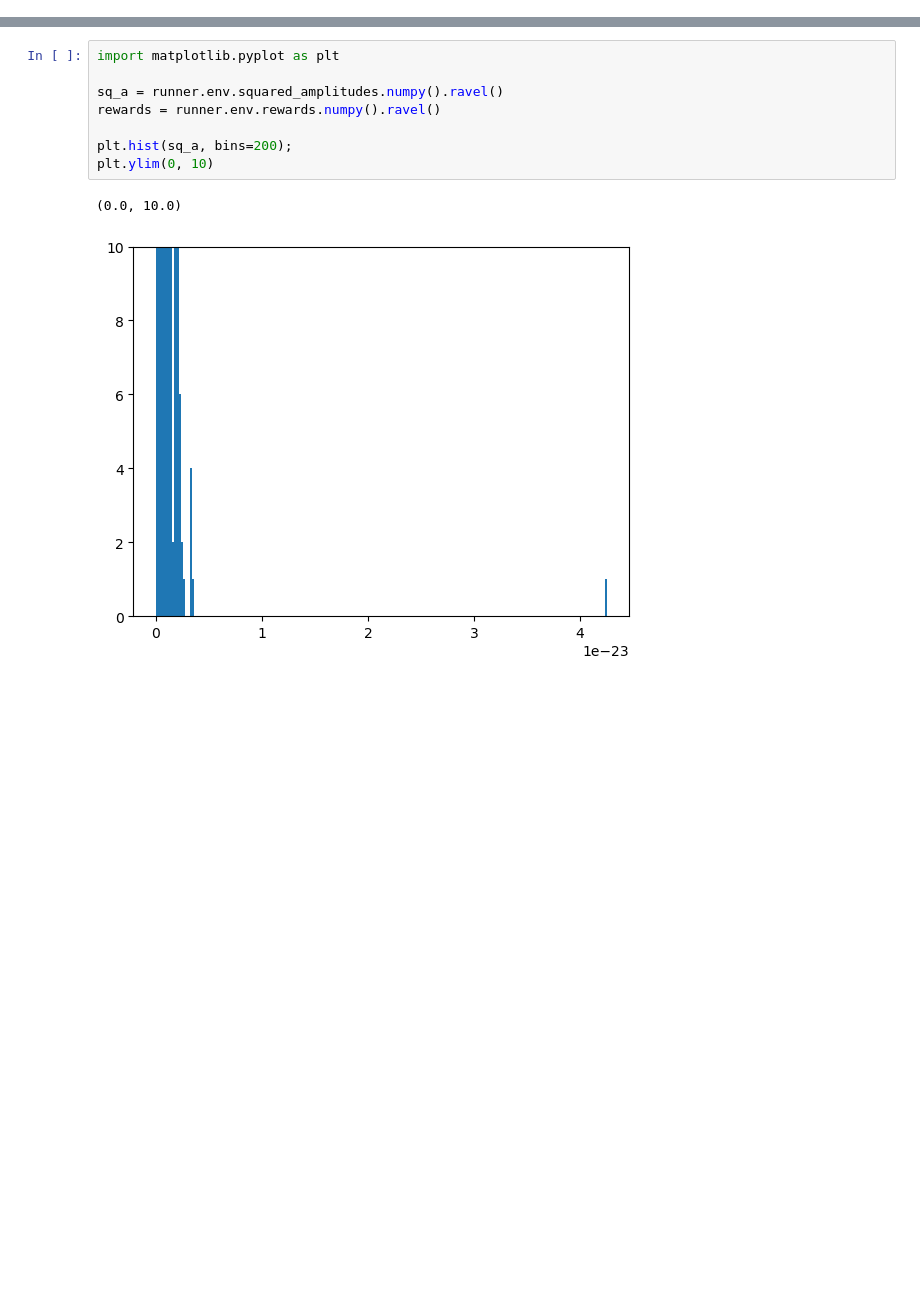
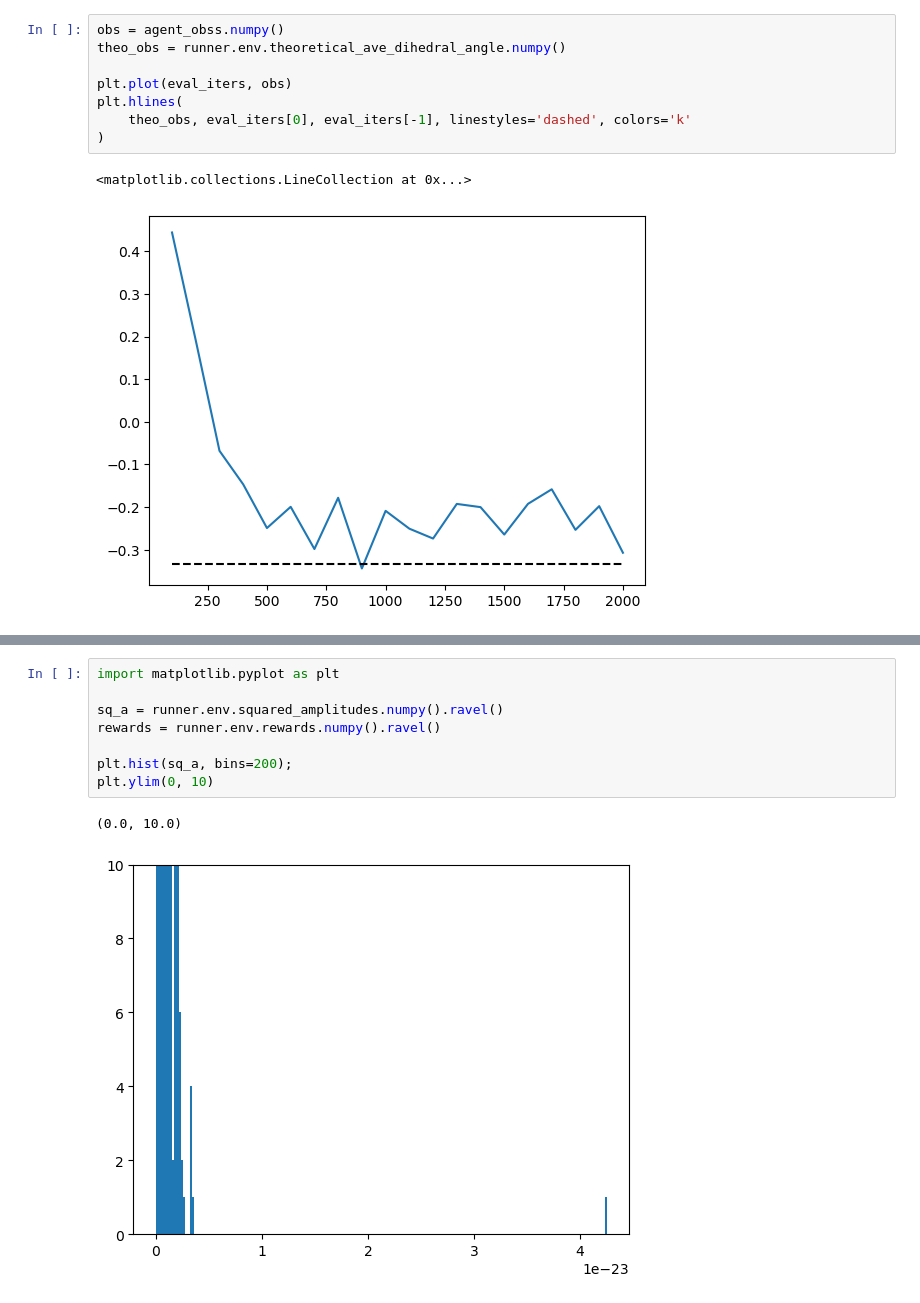
Before and after one commit to JosephRRB/GFlowNets_on_SpinFoams, a Jupyter notebook: GFlowNet Experiments on SpinFoams.ipynb, the cells around one changed output, grey strips where cells are left out. Cells and saved outputs as stored; diff of their text form; blank space fills up the shorter version.

```diff
--- a/GFlowNet Experiments on SpinFoams.ipynb
+++ b/GFlowNet Experiments on SpinFoams.ipynb
@@ -19,0 +112,11 @@ To enable them in other operations, rebuild TensorFlow with the appropriate comp
+# %%
+obs = agent_obss.numpy()
+theo_obs = runner.env.theoretical_ave_dihedral_angle.numpy()
+
+plt.plot(eval_iters, obs)
+plt.hlines(
+    theo_obs, eval_iters[0], eval_iters[-1], linestyles='dashed', colors='k'
+)
+# %% [output]
+<matplotlib.collections.LineCollection at 0x...>
+[figure, added]
```
Also changed, not shown: parts of 10 cells of this notebook, 1 other file.
